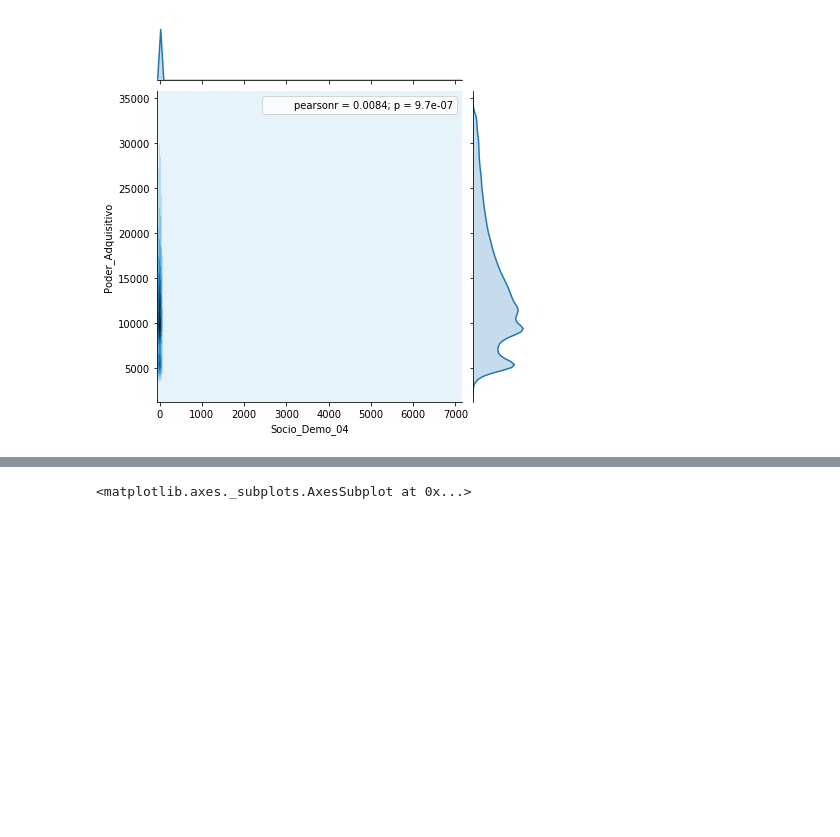
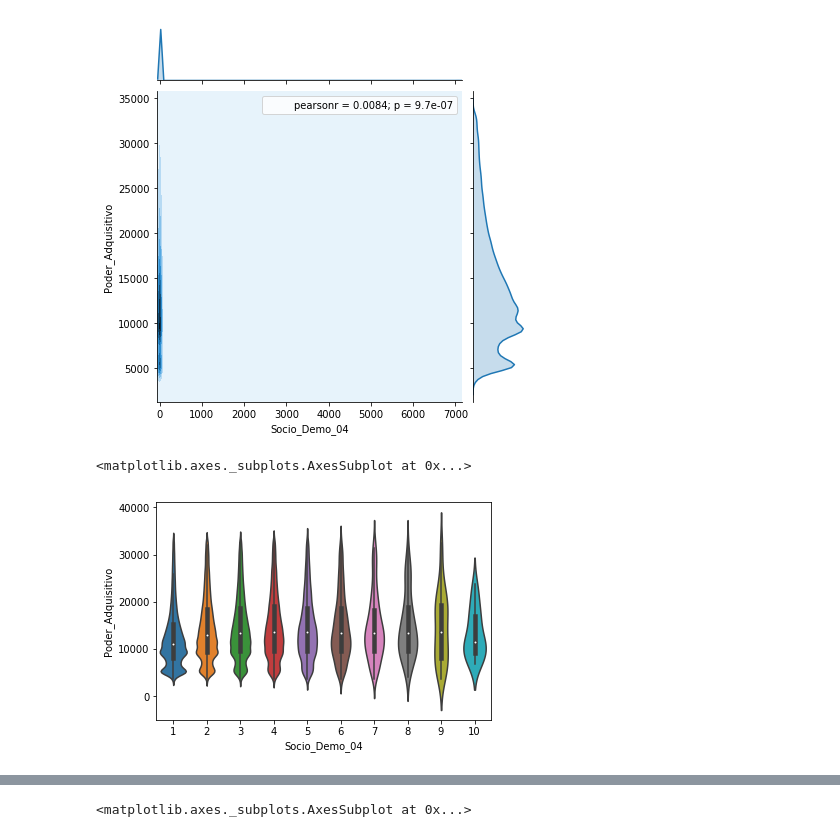
Before and after one commit to AlwaysLearningDeeper/Salesforce-Predictive-Modelling, a Jupyter notebook: start_here.ipynb, the cells around one changed output, grey strips where cells are left out. Cells and saved outputs as stored; diff of their text form; code cells hidden in the pictures; blank space fills up the shorter version.

```diff
--- a/start_here.ipynb
+++ b/start_here.ipynb
@@ -247,3 +229,9 @@ sns.jointplot(x=train_df_no_outliers["Socio_Demo_04"], y=train_df_no_outliers["P
 # %% [output]
 <seaborn.axisgrid.JointGrid at 0x...>
 [figure]
+# %%
+dat = train_df_no_outliers.loc[train_df_no_outliers["Socio_Demo_04"] <= 10]
+sns.violinplot(x=dat["Socio_Demo_04"], y=dat["Poder_Adquisitivo"])
+# %% [output]
+<matplotlib.axes._subplots.AxesSubplot at 0x...>
+[figure, added]
```
Also changed, not shown: parts of 42 cells of this notebook.
